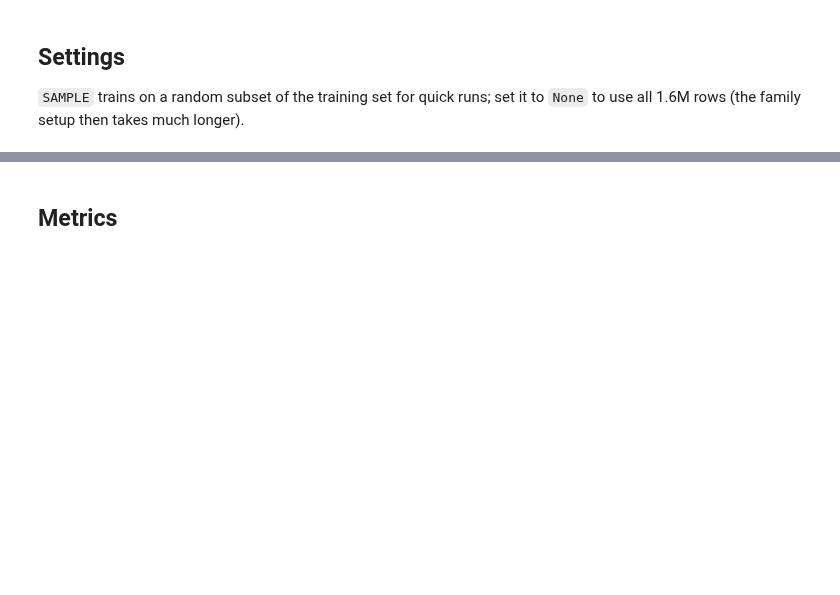
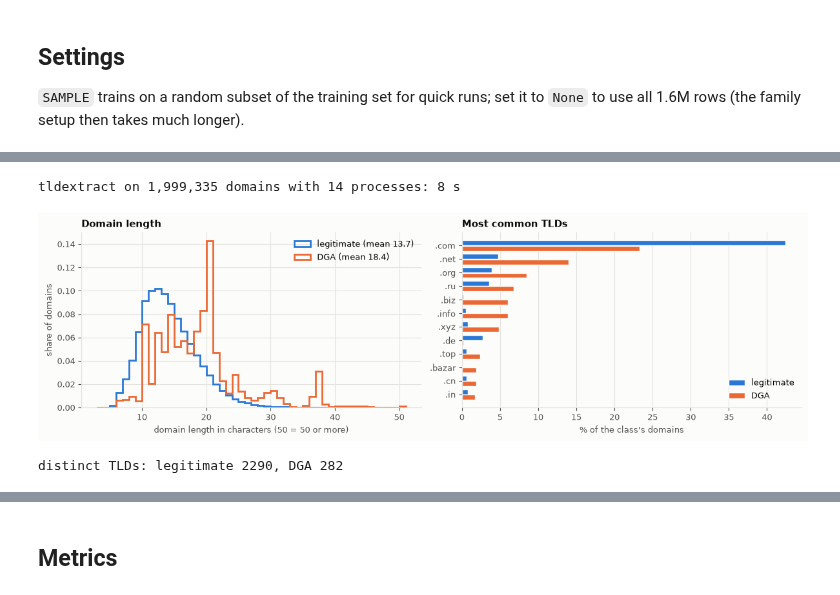
Before and after one commit to RoudyBarakat/dga-detection, a Jupyter notebook: notebooks/02_baseline.ipynb, the cells around one changed output, grey strips where cells are left out. Drawn from its saved outputs; the diff is of its cells as text; code cells hidden in the pictures; blank space fills up the shorter version.

```diff
--- a/notebooks/02_baseline.ipynb
+++ b/notebooks/02_baseline.ipynb
@@ -18,9 +18,12 @@ sys.path.insert(0, str(ROOT))
 
 `SAMPLE` trains on a random subset of the training set for quick runs; set it to `None` to use all 1.6M rows (the family setup then takes much longer).
 # %%
+import os
+
 SAMPLE = 100_000   # None = full training set
 SEED = 0
 EVAL_SET = "val"   # "test" only for the final results
+N_JOBS = os.cpu_count()   # use every core for tldextract and the model fits
 # %%
 import time
 
@@ -42,0 +111,68 @@ train: 100,000 rows, val: 199,936 rows
+# %%
+def split_tld_batch(domains):
+    """name and tld of each domain: google.com -> (google, com), bbc.co.uk -> (bbc, co.uk).
+
+    Uses the suffix list bundled with tldextract (no download), so every machine
+    splits domains the same way. TLDs outside the public suffix list (.bazar, .bit:
+    BazarBackdoor and Necurs use alternative DNS roots) get the last label as TLD.
+    """
+    extract = tldextract.TLDExtract(suffix_list_urls=())
+    results = map(extract, domains)
+    parts = pd.DataFrame([(r.subdomain, r.domain, r.suffix) for r in results],
+                         columns=["subdomain", "domain", "suffix"], index=domains)
+    name = (parts["subdomain"] + "." + parts["domain"]).str.strip(".")
+    last = parts.index.to_series().str.rpartition(".")
+    no_suffix = parts["suffix"] == ""
+    return pd.DataFrame({"name": name.where(~no_suffix, last[0]),
+                         "tld": parts["suffix"].where(~no_suffix, last[2])})
+
+
+# Every domain of all three splits, split once: unique domains in one batch per core.
+all_domains = pd.concat([train_full["domain"], val["domain"], test["domain"]]).unique()
+start = time.time()
+tld_table = pd.concat(Parallel(n_jobs=N_JOBS)(
+    delayed(split_tld_batch)(chunk) for chunk in np.array_split(all_domains, N_JOBS)))
+print(f"tldextract on {len(tld_table):,} domains with {N_JOBS} processes: "
+      f"{time.time() - start:.0f} s")
+
+
+def strip_tld(domains):
+    return domains.map(tld_table["name"])
+
+
+train_full["tld"] = train_full["domain"].map(tld_table["tld"])
+train_full["length"] = train_full["domain"].str.len()
+
+fig, (ax1, ax2) = plt.subplots(1, 2, figsize=(12, 3.6))
+
+bins = np.arange(3, 52)
+for label in ["legit", "dga"]:
+    lengths = train_full.loc[train_full["label"] == label, "length"].clip(upper=50)
+    ax1.hist(lengths, bins=bins, density=True, histtype="step", linewidth=2,
+             color=COLORS[label], label=f"{NAMES[label]} (mean {lengths.mean():.1f})")
+ax1.set_xlabel("domain length in characters (50 = 50 or more)")
+ax1.set_ylabel("share of domains")
+ax1.set_title("Domain length")
+ax1.legend()
+
+tld_share = (train_full.groupby("label")["tld"].value_counts(normalize=True)
+             .unstack(0).fillna(0))
+top = tld_share.max(axis=1).sort_values(ascending=False).head(12).index[::-1]
+y = np.arange(len(top))
+for offset, label in [(0.2, "legit"), (-0.2, "dga")]:
+    ax2.barh(y + offset, tld_share.loc[top, label] * 100, height=0.38,
+             color=COLORS[label], label=NAMES[label], edgecolor=SURFACE, linewidth=1)
+ax2.set_yticks(y, [f".{t}" for t in top])
+ax2.set_xlabel("% of the class's domains")
+ax2.set_title("Most common TLDs")
+ax2.legend(loc="lower right")
+ax2.grid(axis="y", visible=False)
+fig.tight_layout()
+plt.show()
+
+n_tlds = train_full.groupby("label")["tld"].nunique()
+print(f"distinct TLDs: legitimate {n_tlds['legit']}, DGA {n_tlds['dga']}")
+# %% [output]
+tldextract on 1,999,335 domains with 14 processes: 8 s
+[figure, added]
+distinct TLDs: legitimate 2290, DGA 282
```
Also changed, not shown: parts of 23 cells of this notebook, 1 other file.
